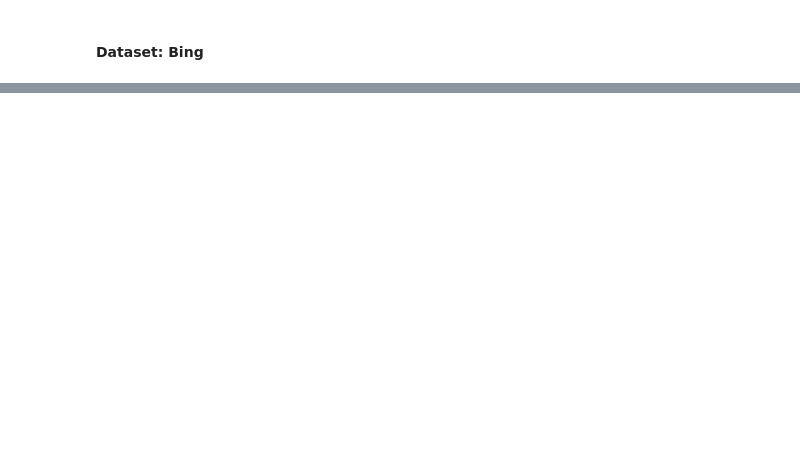
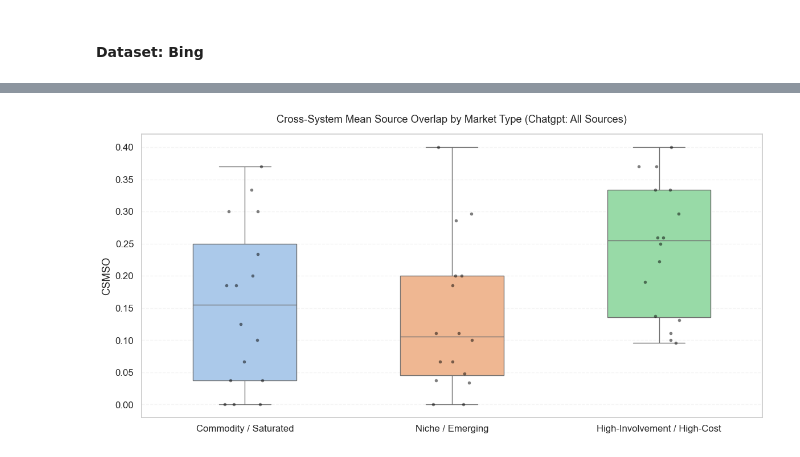
Before and after one commit to LorenzoCirac/Search-vs-Generation-A-Comparative-Study-of-Bing-and-ChatGPT-in-Product-Recommendations, a Jupyter notebook: notebooks/ChatGPT vs Bing/ChatGPT vs Bing Source Overlap.ipynb, the cells around one changed output, grey strips where cells are left out. Saved outputs shown, nothing was run; the diff lists cells and outputs as text; code cells hidden in the pictures; blank space fills up the shorter version.

```diff
--- a/notebooks/ChatGPT vs Bing/ChatGPT vs Bing Source Overlap.ipynb
+++ b/notebooks/ChatGPT vs Bing/ChatGPT vs Bing Source Overlap.ipynb
@@ -178,0 +183,3 @@ fig, ax = boxplot(
+# %%
+csmso_df_as = calc_csmso(chatgpt_df, bing_df, chatgpt_sources = "sources_all")
+csmso_df_as
@@ -178,0 +204,29 @@ fig, ax = boxplot(
+# %%
+csmso_cs_as = csmso_df_as[csmso_df_as["market_type"] == "Commodity / Saturated"]
+csmso_ne_as = csmso_df_as[csmso_df_as["market_type"] == "Niche / Emerging"]
+csmso_hh_as = csmso_df_as[csmso_df_as["market_type"] == "High-Involvement / High-Cost"]
+
+plot_df_as = pd.DataFrame({
+    "CSMSO": pd.concat([
+        csmso_cs_as["csmso_mean"],
+        csmso_ne_as["csmso_mean"],
+        csmso_hh_as["csmso_mean"],
+    ], ignore_index = True),
+    "Market Type": (
+        ["Commodity / Saturated"] * len(csmso_cs_as)
+        + ["Niche / Emerging"] * len(csmso_ne_as)
+        + ["High-Involvement / High-Cost"] * len(csmso_hh_as)
+    )
+})
+
+boxplot(
+    df = plot_df_as,
+    x_col = "Market Type",
+    y_col = "CSMSO",
+    order = ["Commodity / Saturated", "Niche / Emerging", "High-Involvement / High-Cost"],
+    title = "Cross-System Mean Source Overlap by Market Type (Chatgpt: All Sources)",
+    xlabel = "",
+    ylabel = "CSMSO"
+)
+# %% [output]
+[figure, added]
```
Also changed, not shown: parts of 9 cells of this notebook, 12 other files.
